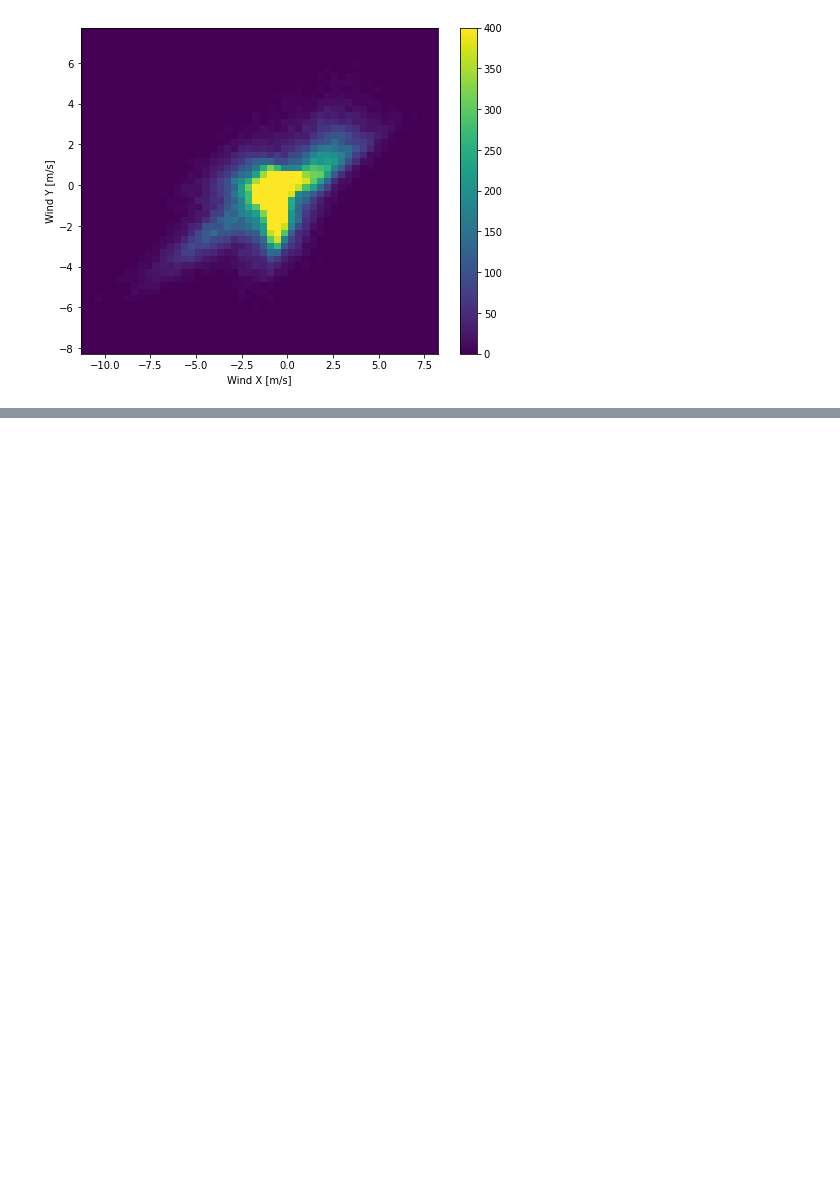
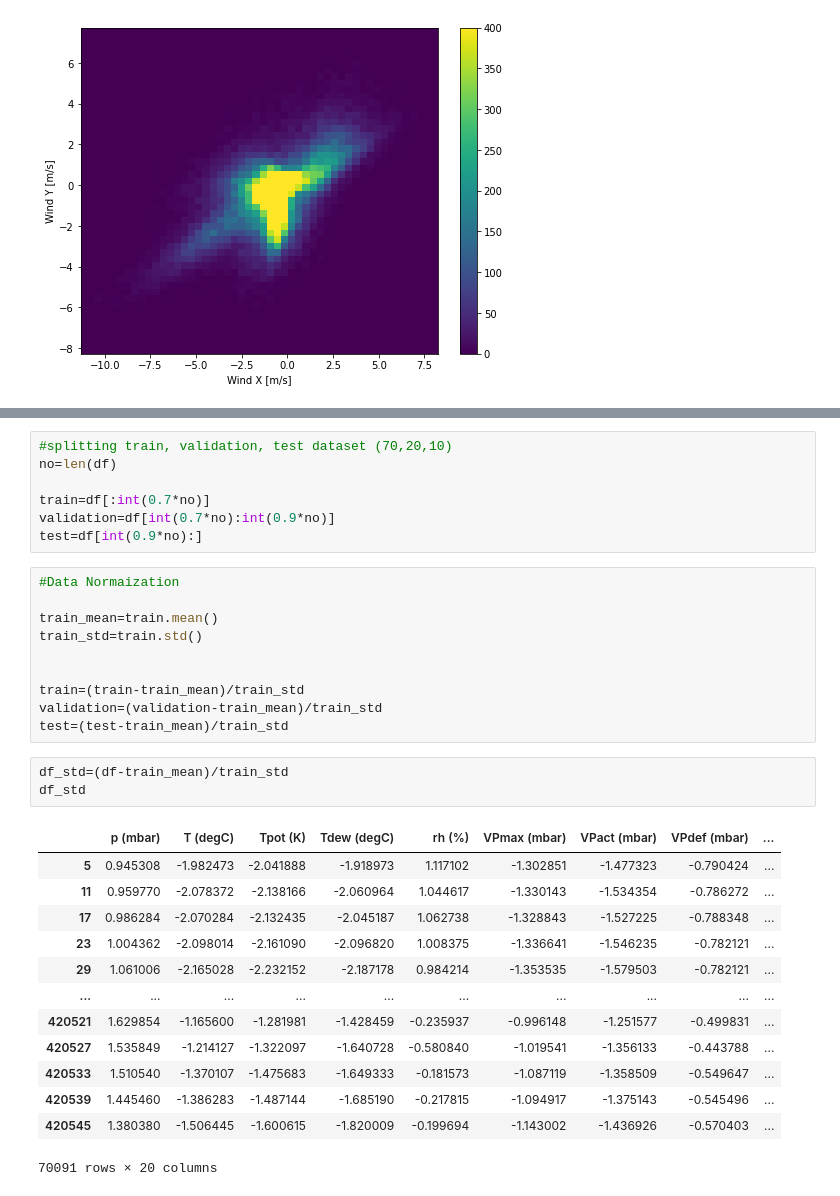
Before and after one commit to Pegahyaftian/LSTM, a Jupyter notebook: LSTM.ipynb, the cells around one changed output, grey strips where cells are left out. Drawn from its saved outputs; the diff is of its cells as text; blank space fills up the shorter version.

```diff
--- a/LSTM.ipynb
+++ b/LSTM.ipynb
@@ -102,0 +189,34 @@ Text(0, 0.5, 'Wind Y [m/s]')
+# %%
+#splitting train, validation, test dataset (70,20,10)
+no=len(df)
+
+train=df[:int(0.7*no)]
+validation=df[int(0.7*no):int(0.9*no)]
+test=df[int(0.9*no):]
+# %%
+#Data Normaization
+
+train_mean=train.mean()
+train_std=train.std()
+
+
+train=(train-train_mean)/train_std
+validation=(validation-train_mean)/train_std
+test=(test-train_mean)/train_std
+# %%
+df_std=(df-train_mean)/train_std
+df_std
+# %% [output]
+|  | p (mbar) | T (degC) | Tpot (K) | Tdew (degC) | rh (%) | VPmax (mbar) | VPact (mbar) | VPdef (mbar) | ... |
+| 5 | 0.945308 | -1.982473 | -2.041888 | -1.918973 | 1.117102 | -1.302851 | -1.477323 | -0.790424 | ... |
+| 11 | 0.959770 | -2.078372 | -2.138166 | -2.060964 | 1.044617 | -1.330143 | -1.534354 | -0.786272 | ... |
+| 17 | 0.986284 | -2.070284 | -2.132435 | -2.045187 | 1.062738 | -1.328843 | -1.527225 | -0.788348 | ... |
+| 23 | 1.004362 | -2.098014 | -2.161090 | -2.096820 | 1.008375 | -1.336641 | -1.546235 | -0.782121 | ... |
+| 29 | 1.061006 | -2.165028 | -2.232152 | -2.187178 | 0.984214 | -1.353535 | -1.579503 | -0.782121 | ... |
+| ... | ... | ... | ... | ... | ... | ... | ... | ... | ... |
+| 420521 | 1.629854 | -1.165600 | -1.281981 | -1.428459 | -0.235937 | -0.996148 | -1.251577 | -0.499831 | ... |
+| 420527 | 1.535849 | -1.214127 | -1.322097 | -1.640728 | -0.580840 | -1.019541 | -1.356133 | -0.443788 | ... |
+| 420533 | 1.510540 | -1.370107 | -1.475683 | -1.649333 | -0.181573 | -1.087119 | -1.358509 | -0.549647 | ... |
+| 420539 | 1.445460 | -1.386283 | -1.487144 | -1.685190 | -0.217815 | -1.094917 | -1.375143 | -0.545496 | ... |
+| 420545 | 1.380380 | -1.506445 | -1.600615 | -1.820009 | -0.199694 | -1.143002 | -1.436926 | -0.570403 | ... |
+70091 rows × 20 columns
```
Also changed, not shown: parts of 6 cells of this notebook.
